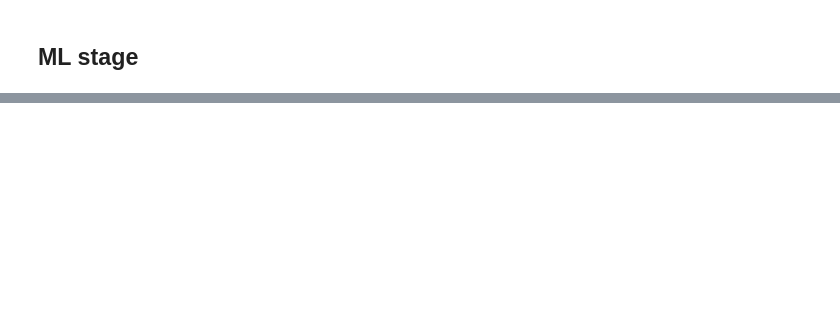
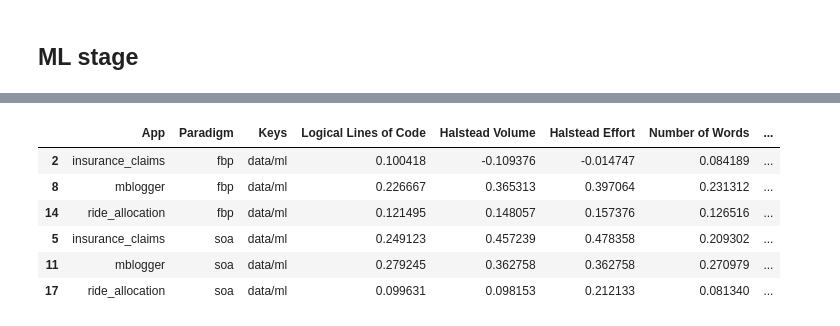
Before and after one commit to mlatcl/fbp-vs-soa, a Jupyter notebook: metrics_analysis.ipynb, the cells around one changed output, grey strips where cells are left out. Cells and saved outputs as stored; diff of their text form; code cells hidden in the pictures; blank space fills up the shorter version.

```diff
--- a/metrics_analysis.ipynb
+++ b/metrics_analysis.ipynb
@@ -604,0 +639,10 @@ single_paper_plot(values_fbp, values_soa, "Number of\nAffected Components",
+# %%
+data_ml_changes_df
+# %% [output]
+|  | App | Paradigm | Keys | Logical Lines of Code | Halstead Volume | Halstead Effort | Number of Words | ... |
+| 2 | insurance_claims | fbp | data/ml | 0.100418 | -0.109376 | -0.014747 | 0.084189 | ... |
+| 8 | mblogger | fbp | data/ml | 0.226667 | 0.365313 | 0.397064 | 0.231312 | ... |
+| 14 | ride_allocation | fbp | data/ml | 0.121495 | 0.148057 | 0.157376 | 0.126516 | ... |
+| 5 | insurance_claims | soa | data/ml | 0.249123 | 0.457239 | 0.478358 | 0.209302 | ... |
+| 11 | mblogger | soa | data/ml | 0.279245 | 0.362758 | 0.362758 | 0.270979 | ... |
+| 17 | ride_allocation | soa | data/ml | 0.099631 | 0.098153 | 0.212133 | 0.081340 | ... |
```
Also changed, not shown: parts of 14 cells of this notebook, 11 other files.
